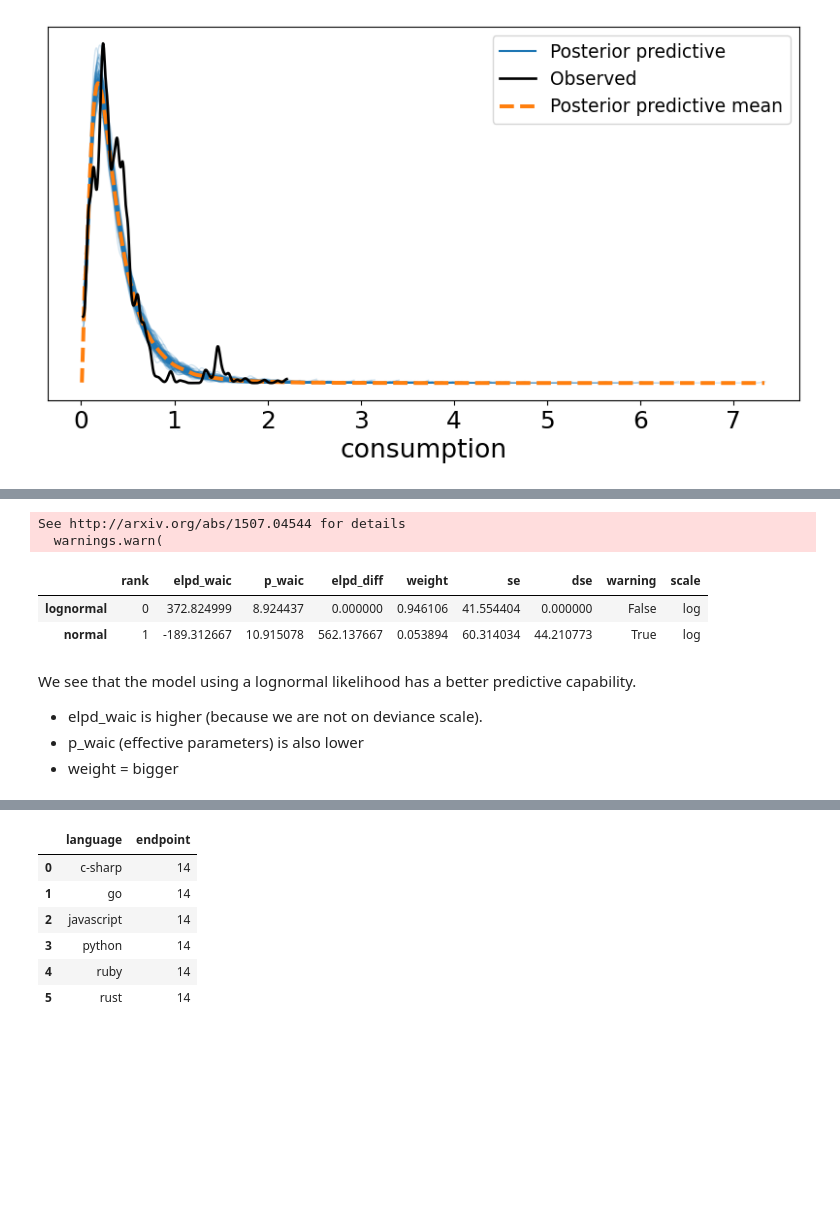
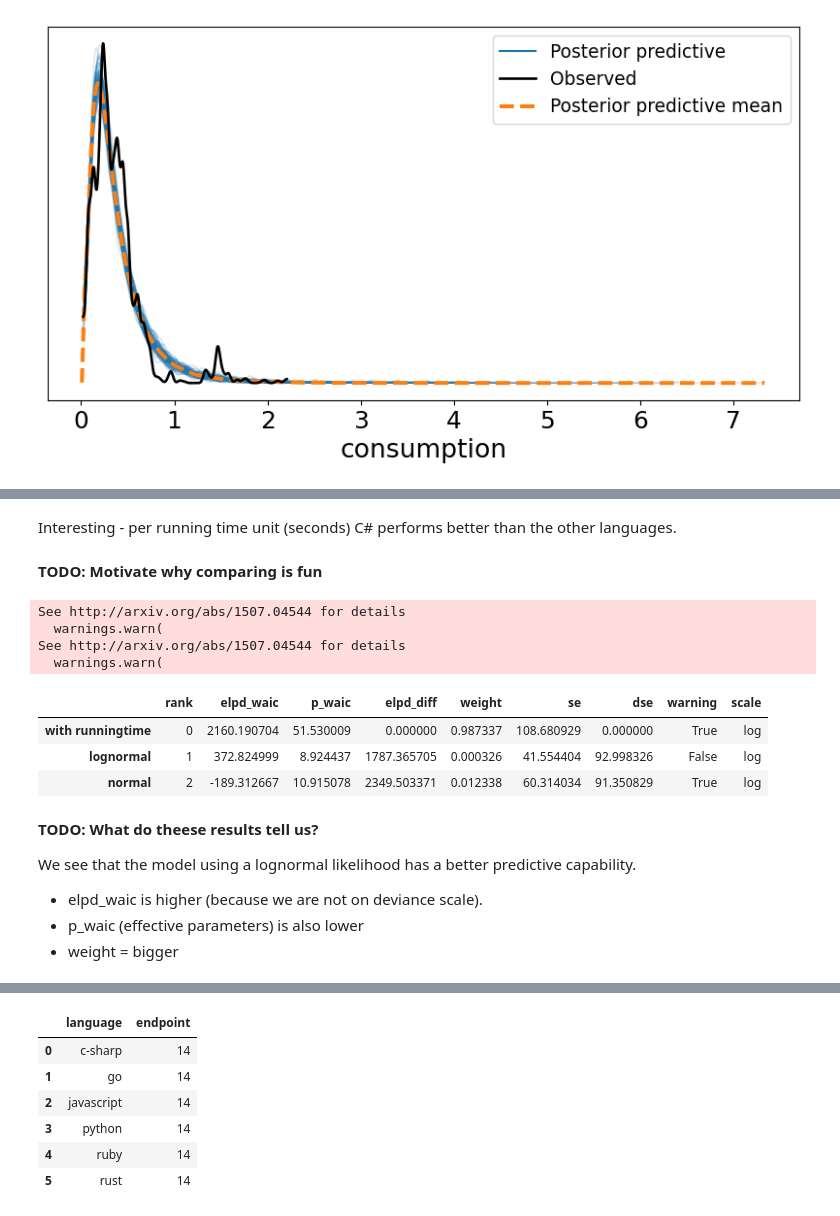
Before and after one commit to joakimGD/PRPRO-exam, a Jupyter notebook: main-question.ipynb, the cells around one changed output, grey strips where cells are left out. Cells and saved outputs as stored; diff of their text form; code cells hidden in the pictures; blank space fills up the shorter version.

```diff
--- a/main-question.ipynb
+++ b/main-question.ipynb
@@ -154,0 +249,13 @@ plt.show()
+# %%
+cats = pd.Categorical(df["application"])
+L_cats = pd.Categorical(df["language"])
+F_cats = pd.Categorical(df["framework"])
+df["A"] = cats.codes
+df["L"] = L_cats.codes
+df["F"] = F_cats.codes
+df["C"] = df["energy_consumption"]
+df["R"] = df["runtime"]
+
+print("Application code to to its category label:")
+for code, label in enumerate(cats.categories):
+    print(f"  {code}: {label}")
@@ -154,0 +275,2 @@ plt.show()
+# %%
+df["R_stand"] = (df["R"] - df["R"].mean()) / df["R"].std()
@@ -370,11 +485,11 @@ $$
 # %%
 with pm.Model() as m_h1_lognormal:
     sigma = pm.Exponential("sigma", 1)
-    # shape defines a vector size (+1 because ids start from zero)
-    # we will have four different mu's for K
     mu = pm.Normal("mu", 0, 1, shape=(df["A"].max() + 1,))
-    # it is crazy implicit how pymc matches rows in d["clade_id"] and d["K"]
+
     consumption = pm.LogNormal("consumption", mu[df["A"].values], sigma, observed=df["energy_consumption"])
+
+    diff = pm.Deterministic("diff", mu - mu[0])
 
     trace_h1_lognormal = pm.sample(random_seed = rng, idata_kwargs = { 'log_likelihood': True })
     pm.sample_posterior_predictive(trace_h1_lognormal, extend_inferencedata=True, random_seed=rng)
@@ -410,0 +546,16 @@ Let's try to compare the two models!
+# %%
+with pm.Model() as m_h1_with_runningtime:
+    alpha = pm.Normal("alpha", 0,1)
+    sigma = pm.Exponential("sigma", 1)
+    beta  = pm.Normal("beta", 0,1, shape=df["A"].unique().size)
+
+    C_data = pm.Data("C_data", df["C"].values, mutable=True)
+    A_data = pm.Data("A_data", df["A"].values, mutable=True)
+    R_data = pm.Data("R_data", df["R_norm"].values, mutable=True)
+
+    mu = pm.Deterministic("mu", alpha + beta[A_data] * R_data)
+    C = pm.LogNormal("C", mu=mu, sigma=sigma, observed=C_data)
+
+    diff = pm.Deterministic("diff", beta - beta[0])
+
+    trace_h1_with_runningtime = pm.sample(random_seed=rng, idata_kwargs = { 'log_likelihood': True })
@@ -411,12 +586,21 @@ Let's try to compare the two models!
+# %% [markdown]
+Interesting - per running time unit (seconds) C\# performs better than the other languages.
+# %% [markdown]
+**TODO: Motivate why comparing is fun**
 # %%
-az.compare({'normal':trace_h1b, 'lognormal':trace_h1_lognormal}, ic='waic')
+az.compare({'normal':trace_h1b, 'lognormal':trace_h1_lognormal, 'with runningtime': trace_h1_with_runningtime}, ic='waic')
 # %% [output]
 See http://arxiv.org/abs/1507.04544 for details
   warnings.warn(
+See http://arxiv.org/abs/1507.04544 for details
+  warnings.warn(
 |  | rank | elpd_waic | p_waic | elpd_diff | weight | se | dse | warning | scale |
-| lognormal | 0 | 372.824999 | 8.924437 | 0.000000 | 0.946106 | 41.554404 | 0.000000 | False | log |
-| normal | 1 | -189.312667 | 10.915078 | 562.137667 | 0.053894 | 60.314034 | 44.210773 | True | log |
+| with runningtime | 0 | 2160.190704 | 51.530009 | 0.000000 | 0.987337 | 108.680929 | 0.000000 | True | log |
+| lognormal | 1 | 372.824999 | 8.924437 | 1787.365705 | 0.000326 | 41.554404 | 92.998326 | False | log |
+| normal | 2 | -189.312667 | 10.915078 | 2349.503371 | 0.012338 | 60.314034 | 91.350829 | True | log |
 # %% [markdown]
+**TODO: What do theese results tell us?**
+
 We see that the model using a lognormal likelihood has a better predictive capability.
 - elpd_waic is higher (because we are not on deviance scale).
 - p_waic (effective parameters) is also lower
```
Also changed, not shown: parts of 43 cells of this notebook.
